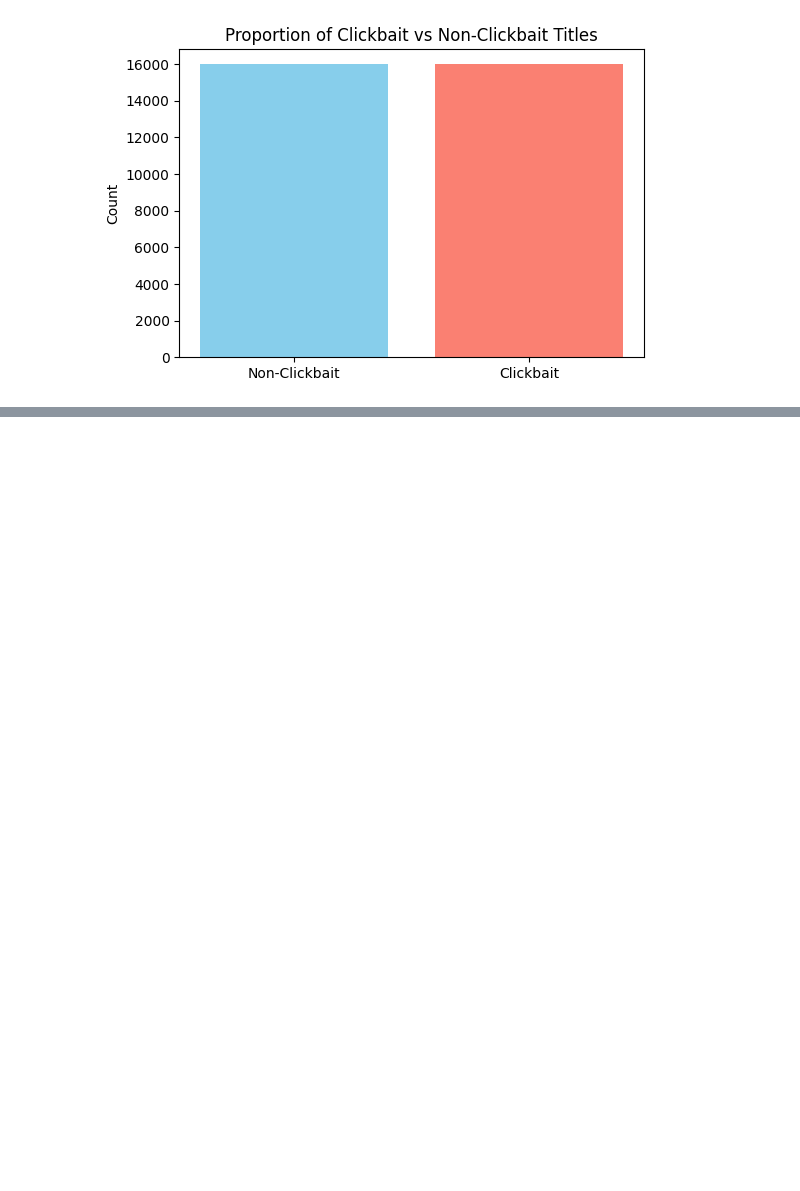
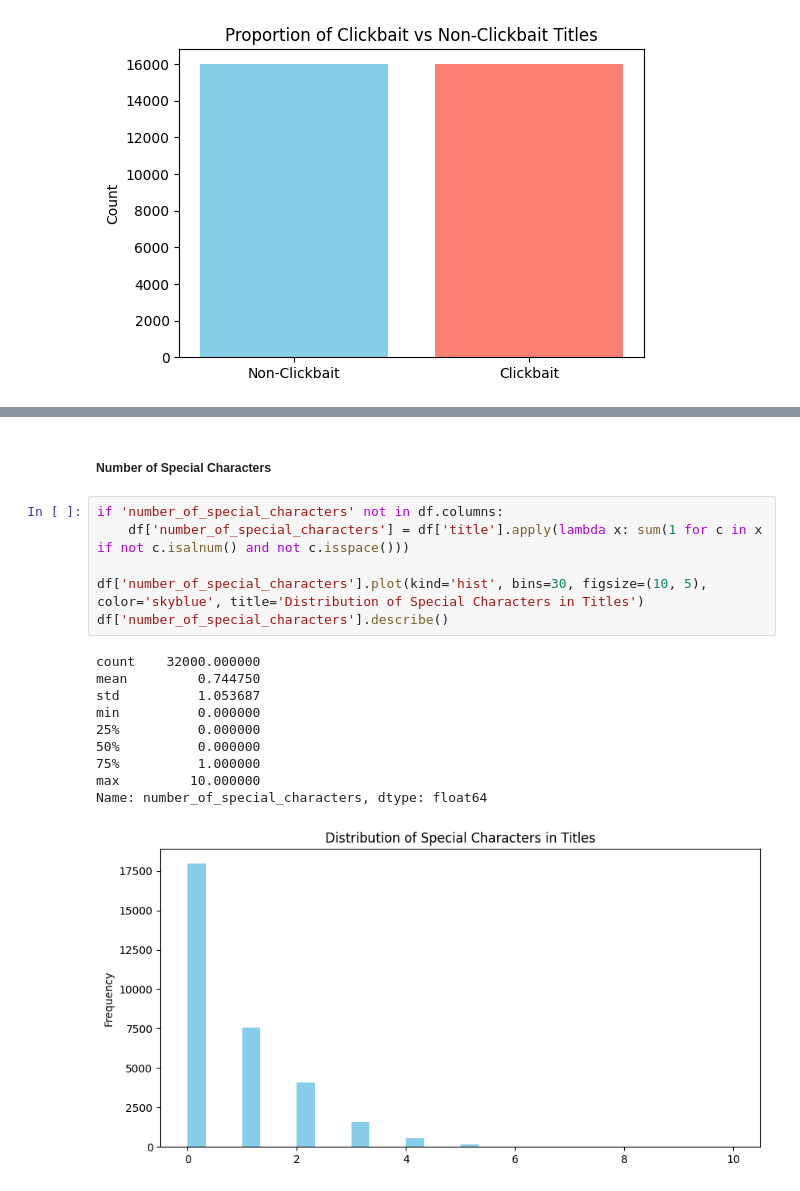
Before and after one commit to abdulwasae734/clickbait-detector, a Jupyter notebook: backend/notebooks/exploration.ipynb, the cells around one changed output, grey strips where cells are left out. Saved outputs shown, nothing was run; the diff lists cells and outputs as text; blank space fills up the shorter version.

```diff
--- a/backend/notebooks/exploration.ipynb
+++ b/backend/notebooks/exploration.ipynb
@@ -147,0 +208,19 @@ plt.show()
+# %% [markdown]
+##### Number of Special Characters
+# %%
+if 'number_of_special_characters' not in df.columns:
+    df['number_of_special_characters'] = df['title'].apply(lambda x: sum(1 for c in x if not c.isalnum() and not c.isspace()))
+
+df['number_of_special_characters'].plot(kind='hist', bins=30, figsize=(10, 5), color='skyblue', title='Distribution of Special Characters in Titles')
+df['number_of_special_characters'].describe()
+# %% [output]
+count    32000.000000
+mean         0.744750
+std          1.053687
+min          0.000000
+25%          0.000000
+50%          0.000000
+75%          1.000000
+max         10.000000
+Name: number_of_special_characters, dtype: float64
+[figure, added]
```
Also changed, not shown: parts of 29 cells of this notebook.
